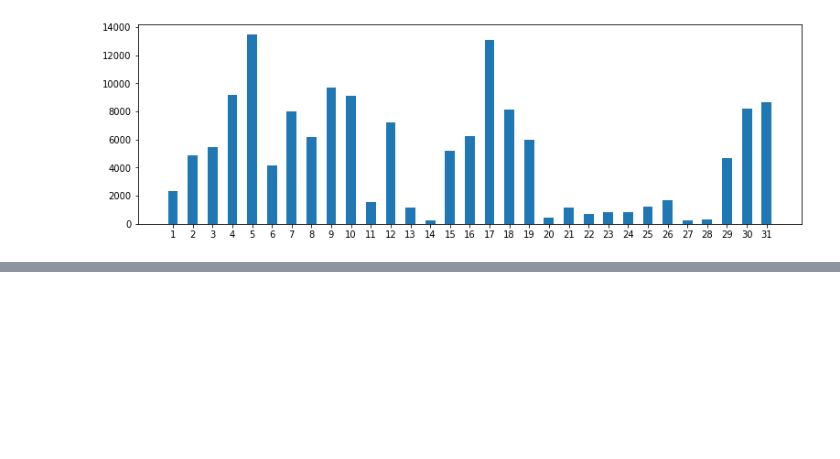
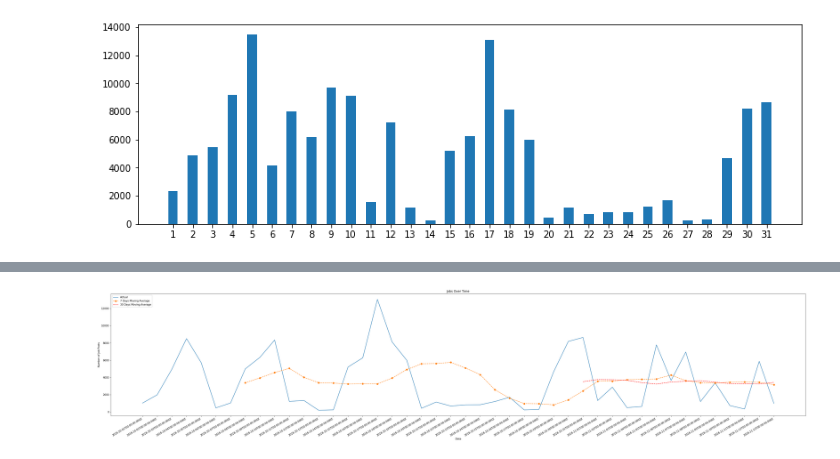
Before and after one commit to Chrissmith1991/bigdata2, a Jupyter notebook: source/workbook.ipynb, the cells around one changed output, grey strips where cells are left out. Cells and saved outputs as stored; diff of their text form; code cells hidden in the pictures; blank space fills up the shorter version.

Commit message:
completed question 3-moving average

```diff
--- a/source/workbook.ipynb
+++ b/source/workbook.ipynb
@@ -180,2 +198,43 @@ plt.show()
 # %%
 #Based on the above charts, provide your observation about the number of job posts over time. Give your own conclusion.
+# %%
+# Using moving average
+def moving_average(actual_values, k, to_period):
+    moving_average = []
+    for m in range(0, to_period):
+        if m < k:
+            job_predict = None
+        else:
+            history = actual_values[m-k:m]
+            job_predict = sum(history) / len(history)
+
+        moving_average.append(job_predict)
+
+    return moving_average
+
+dates = df['Date'].unique()
+dates.sort()
+
+totalPostings = []
+
+for day in dates:
+    totalPostings.append(len(df[(df['Date'] == day)]))
+
+
+plt.figure(figsize=(50, 10))
+
+moving_average_7_days = moving_average(totalPostings,7,len(dates))
+moving_average_30_days = moving_average(totalPostings,30,len(dates))
+
+
+plt.plot(dates, totalPostings,label="Actual")
+plt.plot(dates, moving_average_7_days,"o--",label="7 Days Moving Average")
+plt.plot(dates, moving_average_30_days,"r--",label="30 Days Moving Average")
+
+plt.title('Jobs Over Time')
+plt.xlabel('Date')
+plt.ylabel('Number of Job Posts')
+plt.legend(loc='upper left')
+plt.gcf().autofmt_xdate()
+# %% [output]
+[figure, added]
```
Also changed, not shown: parts of 2 cells of this notebook.
